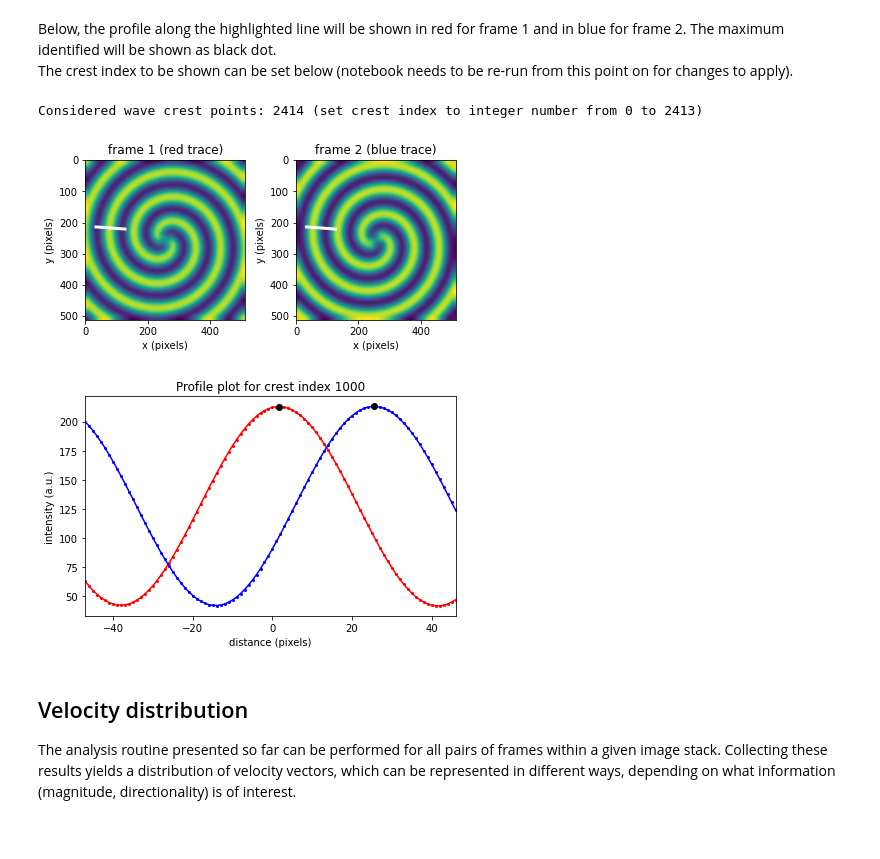
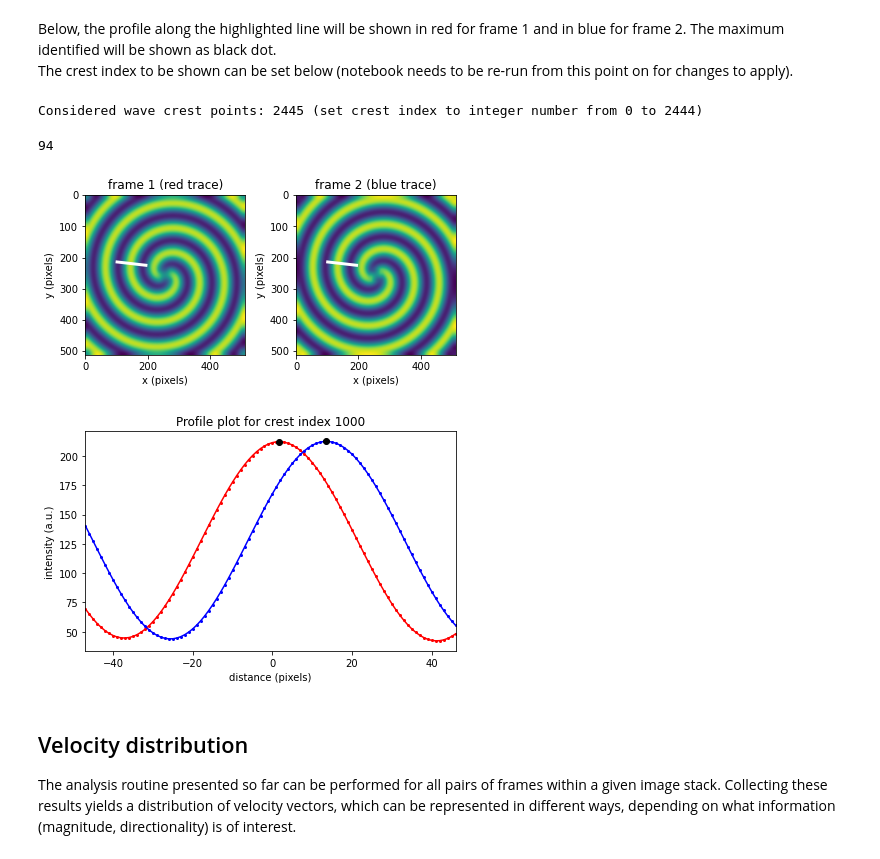
Before and after one commit to M-Sabrina/MinDE_analysis_2022, a Jupyter notebook: DEMO_MinDE_local_analysis.ipynb, the cells around one changed output. Drawn from its saved outputs; the diff is of its cells as text; code cells hidden in the pictures.

```diff
--- a/DEMO_MinDE_local_analysis.ipynb
+++ b/DEMO_MinDE_local_analysis.ipynb
@@ -131,10 +131,14 @@ kernel_size_general = 15  # for general (light) smoothing
 kernel_size_flow = 35  # stronger smoothing for optical flow analysis
 # %%
 # build kernel for first smoothing step (for processing)
-general_kernel = np.ones((kernel_size_general, kernel_size_general), np.float32) / (kernel_size_general ** 2)
+general_kernel = np.ones((kernel_size_general, kernel_size_general), np.float32) / (
+    kernel_size_general**2
+)
 
 # build kernel for obtaining flow pattern
-flow_kernel = np.ones((kernel_size_flow, kernel_size_flow), np.float32) / (kernel_size_flow ** 2)
+flow_kernel = np.ones((kernel_size_flow, kernel_size_flow), np.float32) / (
+    kernel_size_flow**2
+)
 
 # create lightly and strongly smoothed images
 im0_raw = MinDE_st[0, :, :]
@@ -144,7 +148,7 @@ im1_smz = filter2D(im1_raw, -1, general_kernel)
 im0_smz_flow = filter2D(im0_smz, -1, flow_kernel)
 im1_smz_flow = filter2D(im1_smz, -1, flow_kernel)
 
-fig, (ax1, ax2, ax3) = plt.subplots(1,3)
+fig, (ax1, ax2, ax3) = plt.subplots(1, 3)
 ax1.imshow(im0_raw)
 ax1.set_title("Original")
 ax1.set_xlabel("x (pixels)")
@@ -249,7 +253,7 @@ Left panel: For clarity, we show a zoomed-in section of the pattern and the over
     forward_wavevector_x,
     forward_wavevector_y,
     halfspan,
-    sampling_density,
+    sampling_width,
 )
 # %%
 # Show a zoom-in of the result, specified by the variables zm_lo and zm_hi
@@ -308,7 +312,7 @@ If there is no shifted intensity profile visible in the sampling map below, it c
     forward_wavevector_x,
     forward_wavevector_y,
     halfspan,
-    sampling_density,
+    sampling_width,
 )
 # %%
 # Show a zoom-in of the result, specified by the variables zm_lo and zm_hi
@@ -366,7 +370,7 @@ The parameter *look_ahead* = 1 defines that we are considering peaks located in
 In other applications of the local analysis pipeline (like DE distance detection, when looking for the position of a MinE wave running behind a MinD wave), it can make sense to look towards the other direction.
 # %%
 velocities = min_de_patterns_crests.compare_crestmaps(
-    profile_map1, profile_map2, sampling_density, look_ahead=1
+    profile_map1, profile_map2, sampling_width, look_ahead=1
 )
 # %%
 print(f"Determined velocities for {np.size(velocities)} crest points.")
@@ -390,49 +394,55 @@ Below, the profile along the highlighted line will be shown in red for frame 1 a
 The crest index to be shown can be set below (notebook needs to be re-run from this point on for changes to apply).
 # %%
 length = np.shape(profile_map1)[0]
-print(f"Considered wave crest points: {length} (set crest index to integer number from 0 to {length-1})")
+print(
+    f"Considered wave crest points: {length} (set crest index to integer number from 0 to {length-1})"
+)
 # %% [output]
-Considered wave crest points: 2414 (set crest index to integer number from 0 to 2413)
+Considered wave crest points: 2445 (set crest index to integer number from 0 to 2444)
 # %%
 crest_index = 1000  # crest index for viewing, can be changed here
 # %%
 # show position of profile to be displayed on the image
-fig, (ax1, ax2) = plt.subplots(1,2)
+fig, (ax1, ax2) = plt.subplots(1, 2)
 ax1.imshow(im0_raw)
-ax1.plot(xxgrid[crest_index], yygrid[crest_index], color="white", linewidth = 3)
+ax1.plot(xxgrid[crest_index], yygrid[crest_index], color="white", linewidth=3)
 ax1.set_title("frame 1 (red trace)")
 ax1.set_xlabel("x (pixels)")
 ax1.set_ylabel("y (pixels)")
 ax2.set_title("frame 2 (blue trace)")
 ax2.imshow(im1_raw)
-ax2.plot(xxgrid[crest_index], yygrid[crest_index], color="white", linewidth = 3)
+ax2.plot(xxgrid[crest_index], yygrid[crest_index], color="white", linewidth=3)
 ax2.set_xlabel("x (pixels)")
 ax2.set_ylabel("y (pixels)")
 fig.tight_layout()
 
 # identify peak positions for this particular crest location
 prf1 = profile_map1[crest_index, :]
 prf2 = profile_map2[crest_index, :]
-peak_shift, x1, y1, x2, y2 = min_de_patterns_crests.compare_profiles(prf1, prf2, sampling_density, look_ahead=1, return_peaks=True)
+peak_shift, x1, y1, x2, y2 = min_de_patterns_crests.compare_profiles(
+    prf1, prf2, sampling_width, look_ahead=1, return_peaks=True
+)
+print(len(prf1))
 
 # create shifted axis to have first peak close to center and plot
-x_axis_shift = np.arange(-halfspan, halfspan, sampling_density)
+x_axis_shift = np.arange(-halfspan, halfspan, sampling_width)
 
 # plot example profile
 fig, ax = plt.subplots()
 ax.set_title(f"Profile plot for crest index {crest_index}")
 ax.plot(x_axis_shift, prf1, "ro-", markersize=2)
 ax.plot(x_axis_shift, prf2, "bo-", markersize=2)
-ax.plot(x1*sampling_density - halfspan, y1, "ko", markersize=6)
-ax.plot(x2*sampling_density - halfspan, y2, "ko", markersize=6)
+ax.plot(x1 * sampling_width - halfspan, y1, "ko", markersize=6)
+ax.plot(x2 * sampling_width - halfspan, y2, "ko", markersize=6)
 ax.set_xlabel("distance (pixels)")
 ax.set_ylabel("intensity (a.u.)")
-ax.set_xlim([-halfspan, halfspan-sampling_density])
+ax.set_xlim([-halfspan, halfspan - sampling_width])
 fig.tight_layout()
 plt.show()
 # %% [output]
+94
-[figure, old version]
+[figure, new version]
-[figure, old version]
+[figure, new version]
 # %% [markdown]
 ## Velocity distribution
 The analysis routine presented so far can be performed for all pairs of frames within a given image stack. Collecting these results yields a distribution of velocity vectors, which can be represented in different ways, depending on what information (magnitude, directionality) is of interest.
```
Also changed, not shown: parts of 19 cells of this notebook, 20 other files.
